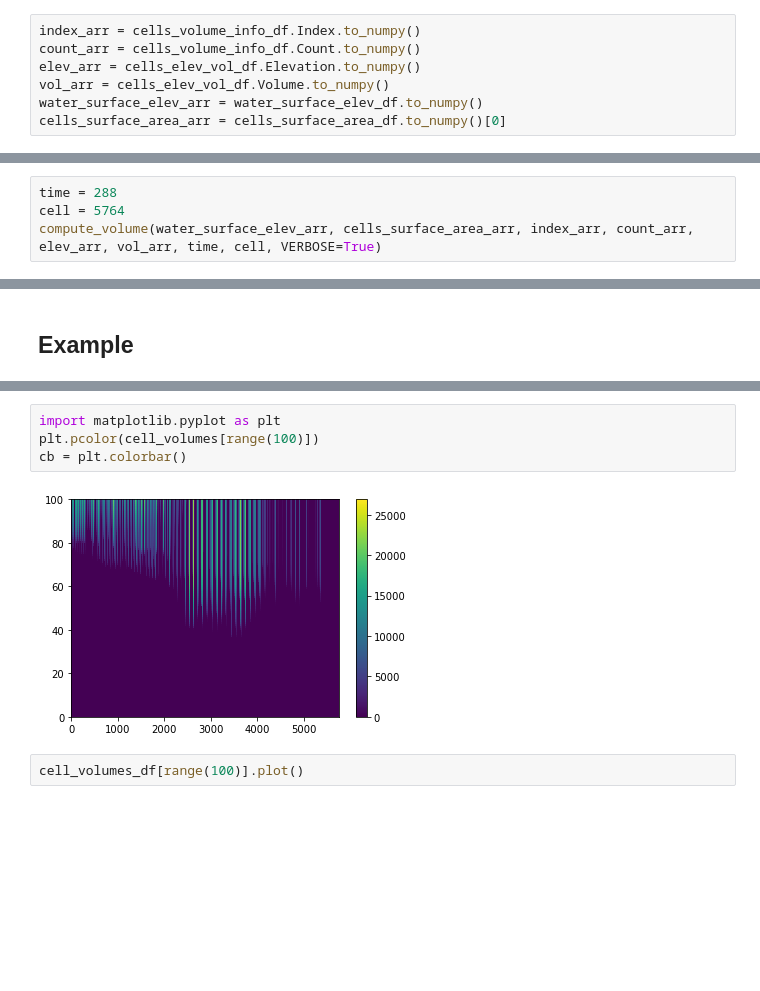
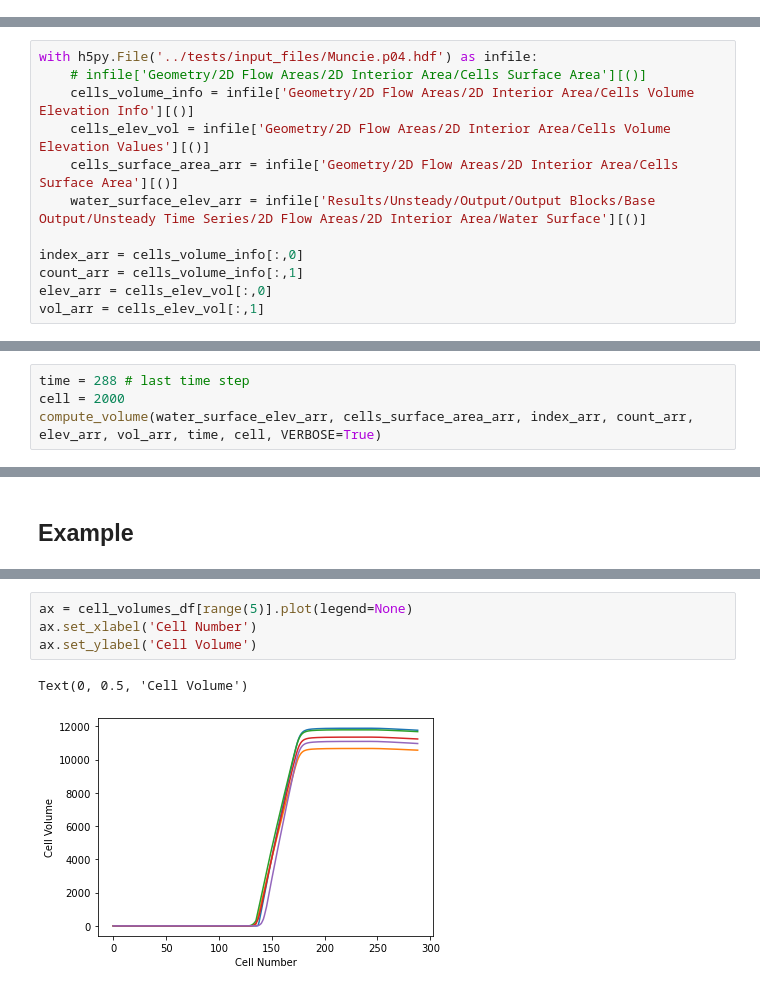
Before and after one commit to EcohydrologyTeam/ClearWater-riverine, a Jupyter notebook: examples/compute_cell_volume_from_lookup_table.ipynb, the cells around one changed output, grey strips where cells are left out. Saved outputs shown, nothing was run; the diff lists cells and outputs as text; blank space fills up the shorter version.

Commit message:
revised cell volume code to read HDF5 data correctly (removed underscores in the data paths)

```diff
--- a/examples/compute_cell_volume_from_lookup_table.ipynb
+++ b/examples/compute_cell_volume_from_lookup_table.ipynb
@@ -30,7 +7,0 @@ water_surface_elev_df = pd.read_csv('Water_Surface.csv', names = range(5765))
-# %%
-index_arr = cells_volume_info_df.Index.to_numpy()
-count_arr = cells_volume_info_df.Count.to_numpy()
-elev_arr = cells_elev_vol_df.Elevation.to_numpy()
-vol_arr = cells_elev_vol_df.Volume.to_numpy()
-water_surface_elev_arr = water_surface_elev_df.to_numpy()
-cells_surface_area_arr = cells_surface_area_df.to_numpy()[0]
@@ -37,3 +13,15 @@ cells_surface_area_arr = cells_surface_area_df.to_numpy()[0]
+# %%
+with h5py.File('../tests/input_files/Muncie.p04.hdf') as infile:
+    # infile['Geometry/2D Flow Areas/2D Interior Area/Cells Surface Area'][()]
+    cells_volume_info = infile['Geometry/2D Flow Areas/2D Interior Area/Cells Volume Elevation Info'][()]
+    cells_elev_vol = infile['Geometry/2D Flow Areas/2D Interior Area/Cells Volume Elevation Values'][()]
+    cells_surface_area_arr = infile['Geometry/2D Flow Areas/2D Interior Area/Cells Surface Area'][()]
+    water_surface_elev_arr = infile['Results/Unsteady/Output/Output Blocks/Base Output/Unsteady Time Series/2D Flow Areas/2D Interior Area/Water Surface'][()]
+
+index_arr = cells_volume_info[:,0]
+count_arr = cells_volume_info[:,1]
+elev_arr = cells_elev_vol[:,0]
+vol_arr = cells_elev_vol[:,1]
 # %% [markdown]
 ## Compute cell volume
 # %%
@@ -84,7 +72,7 @@ def compute_volume(water_surface_elev_arr: np.array, cells_surface_area_arr: np.
         print('net_vol:', net_vol)
     return net_vol
 # %%
-time = 288
-cell = 5764
+time = 288 # last time step
+cell = 2000
 compute_volume(water_surface_elev_arr, cells_surface_area_arr, index_arr, count_arr, elev_arr, vol_arr, time, cell, VERBOSE=True)
 # %% [output]
@@ -124,9 +123,8 @@ cell_volumes_df
 289 rows × 5765 columns
-# %%
-import matplotlib.pyplot as plt
-plt.pcolor(cell_volumes[range(100)])
-cb = plt.colorbar()
-# %% [output]
-[figure, removed]
-# %%
-cell_volumes_df[range(100)].plot()
+# %%
+ax = cell_volumes_df[range(5)].plot(legend=None)
+ax.set_xlabel('Cell Number')
+ax.set_ylabel('Cell Volume')
+# %% [output]
+Text(0, 0.5, 'Cell Volume')
+[figure, added]
```
Also changed, not shown: parts of 7 cells of this notebook.
